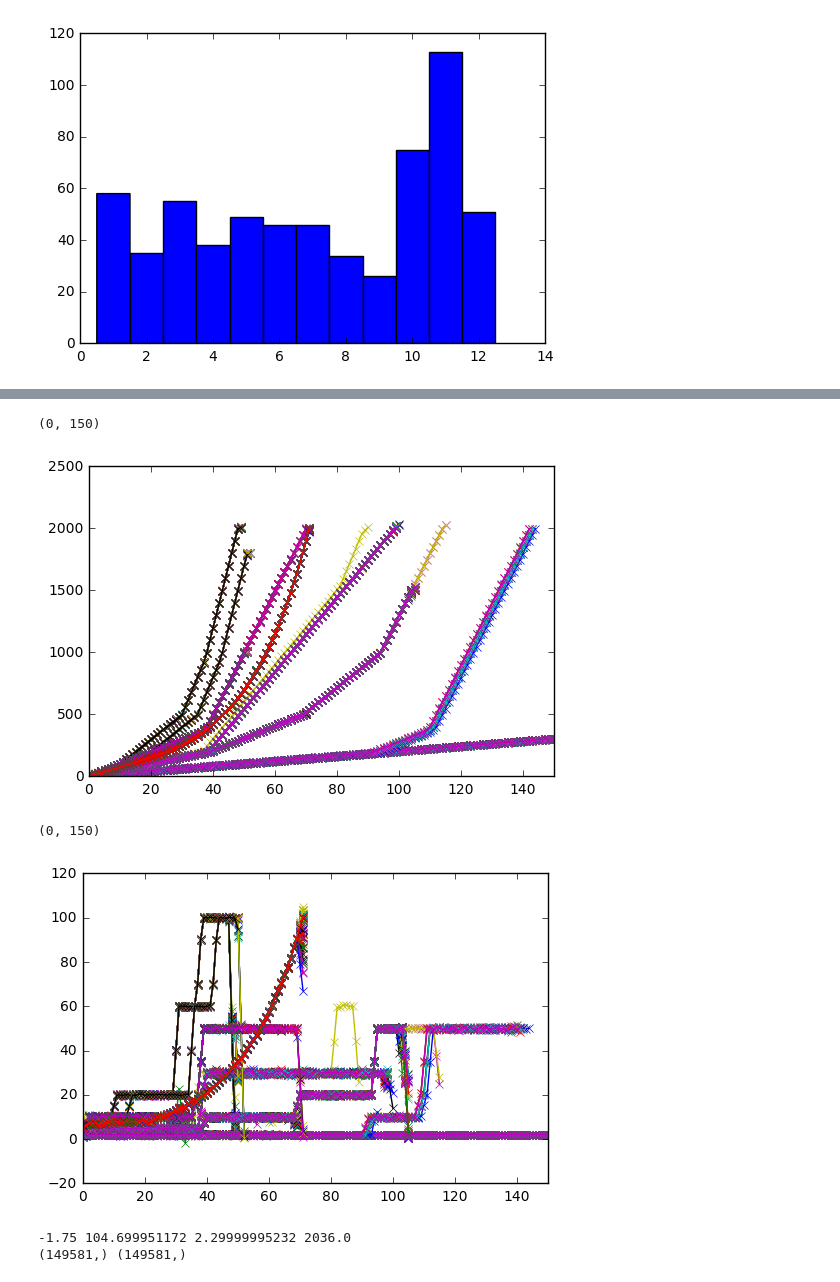
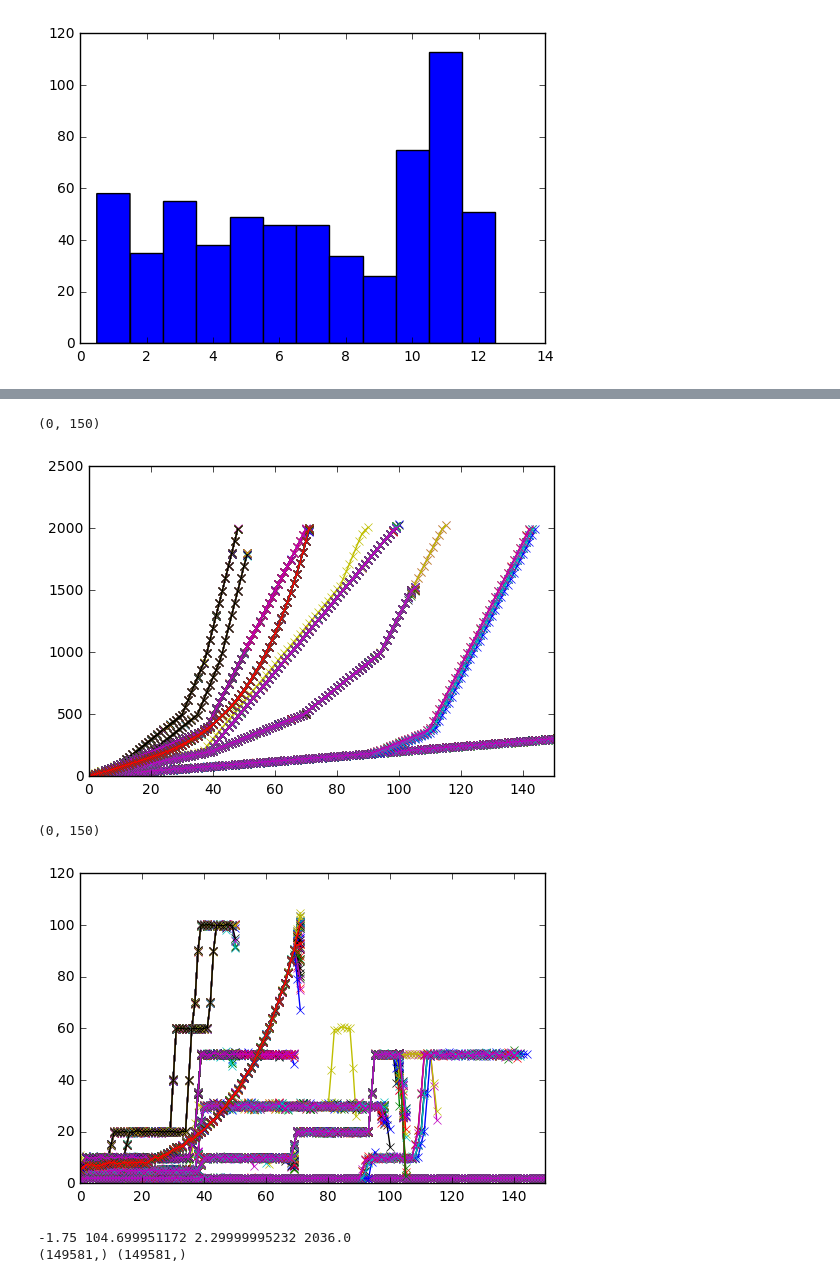
Before and after one commit to ocesaulo/Argo_database, a Jupyter notebook: do_argoprofiles_central_tsio.ipynb, the cells around one changed output, grey strips where cells are left out. Cells and saved outputs as stored; diff of their text form; code cells hidden in the pictures.

```diff
--- a/do_argoprofiles_central_tsio.ipynb
+++ b/do_argoprofiles_central_tsio.ipynb
@@ -41,6 +41,15 @@ print len(match)
 daids = list(set(match["floatid"]))  # has to be same as filestoread, could come before pathstofile
 pathstofiles = [dest_dir + m + "_prof.nc" for m in daids]
 # %%
+def with_common_mask(*args):
+    mask = np.ma.getmask(args[0])
+    for arg in args[1:]:
+        mask = np.ma.mask_or(mask, np.ma.getmask(arg))
+    out = []
+    for arg in args:
+        out.append(np.ma.array(arg, mask=mask, keep_mask=False))
+    return out
+
 def fillup_argolist():
     argo_profs = []
     append = argo_profs.append
@@ -79,23 +88,31 @@ def fillup_argolist():
         argo_data.close()
 
         # need to enforce masks between pressure, temp and sal are consistent (masking if any P,S,T element is):
+        pres, temp, sal = with_common_mask(pres, temp, sal)
+        pres_a, temp_a, sal_a = with_common_mask(pres_a, temp_a, sal_a)
+        pres_a_er, temp_a_er, sal_a_er = with_common_mask(pres_a_er, temp_a_er, sal_a_er)
 
         # storing these data in arrays or lists? something that will allow easy further querying and sorting
         for k in range(0, len(prof_idxs)):
-            # derived variables:
-            SA = gsw.SA_from_SP(sal[k], pres[k], lon[k], lat[k])
-            CT = gsw.CT_from_t(SA, temp[k], pres[k])
-            Theta = gsw.pt0_from_t(SA, temp[k], pres[k])
-            Nsq, p_mid, Nsq_b, Nsq_a = gsw.Nsquared(SA, CT, pres[k], lat[k]) # needs remasking
+            # derived variables from delayed mode so far:
+            SA = MA(gsw.SA_from_SP(sal_a[k], pres_a[k], lon[k], lat[k]))
+            CT = gsw.CT_from_t(SA, temp_a[k], pres_a[k])
+            Theta = gsw.pt0_from_t(SA, temp_a[k], pres_a[k])
+            Nsq, p_mid, Nsq_b, Nsq_a = gsw.Nsquared(SA, CT, pres_a[k], lat[k]) # needs remasking
             sig_theta = gsw.rho(SA, CT, 0) # potential density referenced to 0, using one scheme
             #sig_theta_2 = gsw.sigma0_pt0_exact(SA, Theta) # potential density ref to 0db but using Theta, slightly different
             #rho, Alpha, Beta = gsw.rho_alpha_beta(SA, CT, pres)
 
+#            append([juld[k], lat[k], lon[k], juld_qc[k], pos_qc[k], min_p[k], max_p[k],
+#                    prof_pres_qc[k], prof_sal_qc[k], prof_temp_qc[k], MA(pres[k]), pres_qc[k],
+#                    MA(pres_a[k]), pres_a_qc[k], MA(pres_a_er[k]), MA(sal[k]), sal_qc[k], MA(sal_a[k]),
+#                    sal_a_qc[k], MA(sal_a_er[k]), MA(temp[k]), temp_qc[k], MA(temp_a[k]), temp_a_qc[k],
+#                    MA(temp_a_er[k]), MA(SA), MA(CT), MA(Theta), MA(sig_theta), MA(Nsq), MA(Nsq_b), MA(Nsq_a), MA(p_mid)])  # is a list of profiles, in fact a list of a list of prof properties
             append([juld[k], lat[k], lon[k], juld_qc[k], pos_qc[k], min_p[k], max_p[k],
-                    prof_pres_qc[k], prof_sal_qc[k], prof_temp_qc[k], MA(pres[k]), pres_qc[k],
-                    MA(pres_a[k]), pres_a_qc[k], MA(pres_a_er[k]), MA(sal[k]), sal_qc[k], MA(sal_a[k]),
-                    sal_a_qc[k], MA(sal_a_er[k]), MA(temp[k]), temp_qc[k], MA(temp_a[k]), temp_a_qc[k],
-                    MA(temp_a_er[k]), MA(SA), MA(CT), MA(Theta), MA(sig_theta), MA(Nsq), MA(Nsq_b), MA(Nsq_a), MA(p_mid)])  # is a list of profiles, in fact a list of a list of prof properties
+                    prof_pres_qc[k], prof_sal_qc[k], prof_temp_qc[k], pres[k], pres_qc[k],
+                    pres_a[k], pres_a_qc[k], pres_a_er[k], sal[k], sal_qc[k], sal_a[k],
+                    sal_a_qc[k], sal_a_er[k], temp[k], temp_qc[k], temp_a[k], temp_a_qc[k],
+                    temp_a_er[k], SA, CT, Theta, sig_theta, Nsq, Nsq_b, Nsq_a, p_mid])  # is a list of profiles, in fact a list of a list of prof properties
     return argo_profs
 argo_profs = fillup_argolist()
 # %%
@@ -184,17 +200,17 @@ plt.hist(months[years == 2014], bins=np.arange(1,14), align="left")
 # %%
 # need area average at every month of every year (time data)
 # to do that (ALL) profiles need to be interpolated to a common vertical grid
 # determine the vertical grid based typical pressure profile
-pres = zip(*argo_profs)[10]
+pres = zip(*argo_profs)[12]
 plt.figure()
 dz = []
 for n in range(len(pres)):
     plt.plot(pres[n], '-x')
     dz.append(np.gradient(pres[n]))
 plt.xlim([0, 150])
 # %% [output]
 (0, 150)
-[figure, old version]
+[figure, new version]
 # %%
 plt.figure()
 for n in range(len(pres)):
@@ -202,7 +218,7 @@ for n in range(len(pres)):
 plt.xlim([0, 150])
 # %% [output]
 (0, 150)
-[figure, old version]
+[figure, new version]
 # %%
 DZ = [x.tolist() for x in dz]
 P = [x.tolist() for x in pres]
```
Also changed, not shown: parts of 15 cells of this notebook.
